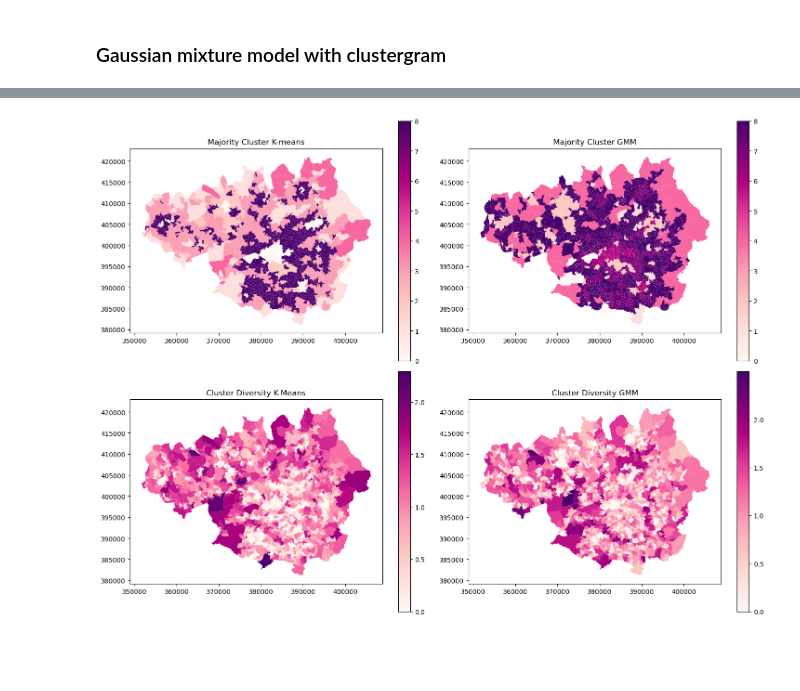
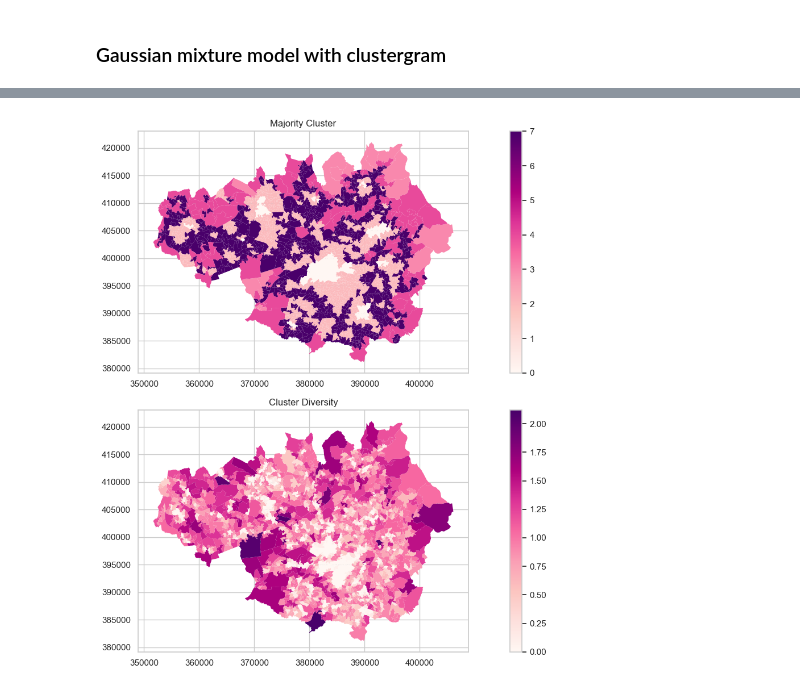
Before and after one commit to Spatial-Data-Science-and-GEO-AI-Lab/MultiHealth_S, a Jupyter notebook: clustering.ipynb, the cells around one changed output, grey strips where cells are left out. Cells and saved outputs as stored; diff of their text form; code cells hidden in the pictures; blank space fills up the shorter version.

```diff
--- a/clustering.ipynb
+++ b/clustering.ipynb
@@ -289,13 +208,16 @@ popgridsubsub = popgridsub[["Kmeans_cluster_label", "GMM_cluster_label", "geomet
 # %%
 # subset of popgridsub to only contain the relevant health variables
-healthdatasub = healthdata[["ID", "Yrpotlife", "Comilldis", "Obes_Per_Obesprev_y15", "Asthma_Per_Asthmaprev_y17", "Cancer_Per_cancerPrev_y17", "geometry"]]
+mentalhealth8 = healthdata[["ID", "Yrpotlife", "Comilldis", "Obes_Per_Obesprev_y15", "Cancer_Per_cancerPrev_y17", "geometry"]]
+mentalhealth8 = mentalhealth8.rename(columns={'Yrpotlife': 'Premature Deaths',
+                                              'Comilldis': 'Comparative Illness and Disability',
+                                              'Obes_Per_Obesprev_y15': 'Obesity Prevalence',
+                                              'Cancer_Per_cancerPrev_y17': 'Cancer Prevalence'})
 # %%
 # spatial join
-joined_data = gpd.sjoin(healthdatasub, popgridsubsub, how='left', predicate='intersects')
+joined_data8 = gpd.sjoin(mentalhealth8, popgridsub8, how='inner', predicate='intersects')
 
 # calculating the most common cluster label for each neighborhood and for both cluster models
-majority_cluster_kmeans = joined_data.groupby('ID')['Kmeans_cluster_label'].apply(lambda x: x.mode())
-majority_cluster_gmm = joined_data.groupby('ID')['GMM_cluster_label'].apply(lambda x: x.mode())
+majority_cluster_kmeans8 = joined_data8.groupby('ID')['Kmeans_cluster_label8'].apply(lambda x: x.mode())
 
 # calculating the diversity of the labels using Shannon entropy
 def calculate_entropy(labels):
@@ -305,15 +227,12 @@ def calculate_entropy(labels):
     return entropy
 
 # apply function
-cluster_diversity_kmeans = joined_data.groupby('ID')['Kmeans_cluster_label'].apply(calculate_entropy)
-cluster_diversity_gmm = joined_data.groupby('ID')['GMM_cluster_label'].apply(calculate_entropy)
+cluster_diversity_kmeans8 = joined_data8.groupby('ID')['Kmeans_cluster_label8'].apply(calculate_entropy)
 
 # merging the cluster majority and cluster diversity
-healthdatasub = healthdatasub.merge(majority_cluster_kmeans, on='ID')
-healthdatasub = healthdatasub.merge(majority_cluster_gmm, on='ID')
-healthdatasub = healthdatasub.merge(cluster_diversity_kmeans, on='ID')
-healthdatasub = healthdatasub.merge(cluster_diversity_gmm, on='ID')
+mentalhealth8 = mentalhealth8.merge(majority_cluster_kmeans8, on='ID')
+mentalhealth8 = mentalhealth8.merge(cluster_diversity_kmeans8, on='ID')
 
 # renaming
-healthdatasub = healthdatasub.rename(columns={'Kmeans_cluster_label_x': 'Majority_cluster_kmeans', 'GMM_cluster_label_x': 'Majority_cluster_gmm', 'Kmeans_cluster_label_y': 'cluster_diversity_kmeans', 'GMM_cluster_label_y': 'cluster_diversity_gmm'})
+mentalhealth8 = mentalhealth8.rename(columns={'Kmeans_cluster_label8_x': 'Majority Cluster', 'Kmeans_cluster_label8_y': 'Cluster Diversity'})
 # %%
@@ -329,31 +248,18 @@ healthdatasub.head(5)
 # %%
 # Plotting the majority and diversity variables
-
-fig, axs = plt.subplots(2, 2, figsize=(15,11))
-healthdatasub.plot(column='Majority_cluster_kmeans', ax=axs[0,0],
+fig, axs = plt.subplots(2, figsize=(15,10))
+mentalhealth8.plot(column='Majority Cluster', ax=axs[0],
         linewidth=0,
         cmap="RdPu",
         legend=True)
-axs[0,0].set_title("Majority Cluster K-means")
-healthdatasub.plot(column='Majority_cluster_gmm', ax=axs[0,1],
+axs[0].set_title("Majority Cluster")
+mentalhealth8.plot(column='Cluster Diversity', ax=axs[1],
         linewidth=0,
         cmap="RdPu",
         legend=True)
-axs[0,1].set_title("Majority Cluster GMM")
-healthdatasub.plot(column='cluster_diversity_kmeans', ax=axs[1,0],
-        linewidth=0,
-        cmap="RdPu",
-        legend=True)
-axs[1,0].set_title("Cluster Diversity K-Means")
-healthdatasub.plot(column='cluster_diversity_gmm', ax=axs[1,1],
-        linewidth=0,
-        cmap="RdPu",
-        legend=True)
-axs[1,1].set_title("Cluster Diversity GMM")
-
-ax.set_axis_off()
+axs[1].set_title("Cluster Diversity")
 plt.tight_layout()
 # %% [output]
-[figure, old version]
+[figure, new version]
 # %%
 # Plotting health variables
```
Also changed, not shown: parts of 30 cells of this notebook.
